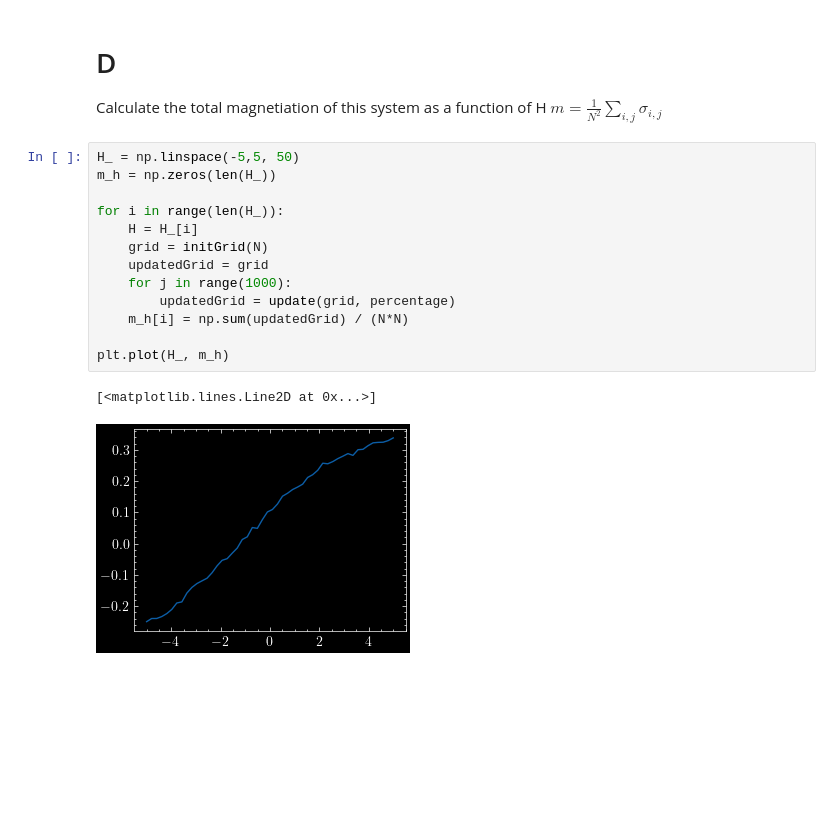
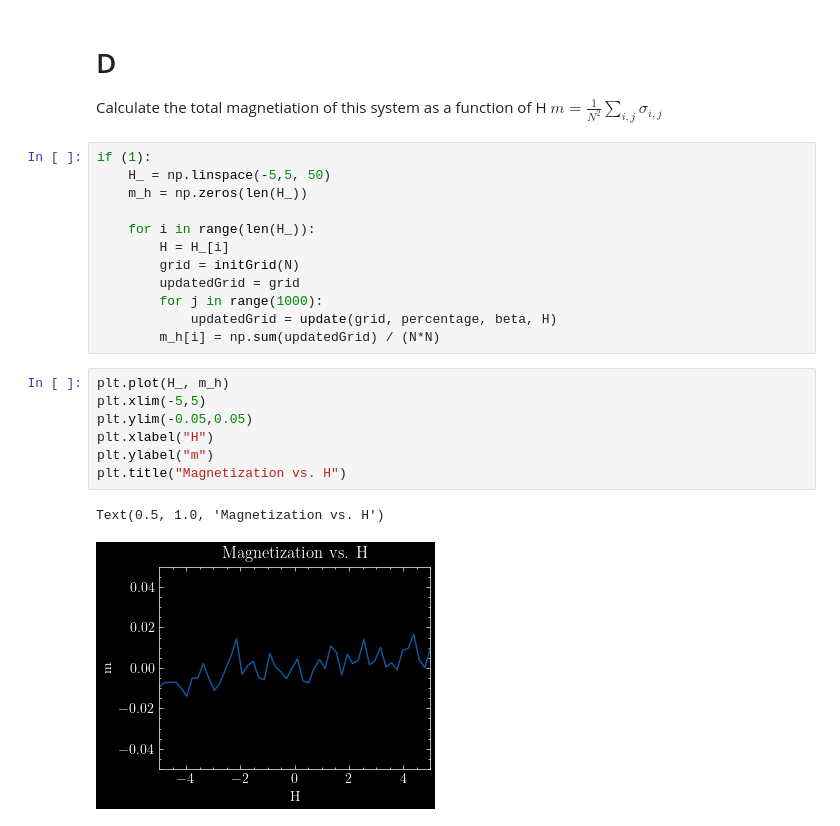
Before and after one commit to FelixWaldschock/Chalmers_FFR120_Simulation_Of_Complex_System, a Jupyter notebook: HW_01/Exercise_2-2/Exercise_2-2.ipynb, the cells around one changed output. Cells and saved outputs as stored; diff of their text form; blank space fills up the shorter version.

```diff
--- a/HW_01/Exercise_2-2/Exercise_2-2.ipynb
+++ b/HW_01/Exercise_2-2/Exercise_2-2.ipynb
@@ -171,18 +198,24 @@ It can be seen, that the distribution of the spins is not equal anymore. This is
 Calculate the total magnetiation of this system as a function of H
 $m = \frac{1}{N^2}\sum_{i,j}\sigma_{i,j}$
 # %%
-H_ = np.linspace(-5,5, 50)
-m_h = np.zeros(len(H_))
+if (1):
+    H_ = np.linspace(-5,5, 50)
+    m_h = np.zeros(len(H_))
 
-for i in range(len(H_)):
-    H = H_[i]
-    grid = initGrid(N)
-    updatedGrid = grid
-    for j in range(1000):
-        updatedGrid = update(grid, percentage)
-    m_h[i] = np.sum(updatedGrid) / (N*N)
-
-plt.plot(H_, m_h)
+    for i in range(len(H_)):
+        H = H_[i]
+        grid = initGrid(N)
+        updatedGrid = grid
+        for j in range(1000):
+            updatedGrid = update(grid, percentage, beta, H)
+        m_h[i] = np.sum(updatedGrid) / (N*N)
-# %% [output]
-[<matplotlib.lines.Line2D at 0x...>]
-[figure, removed]
+# %%
+plt.plot(H_, m_h)
+plt.xlim(-5,5)
+plt.ylim(-0.05,0.05)
+plt.xlabel("H")
+plt.ylabel("m")
+plt.title("Magnetization vs. H")
+# %% [output]
+Text(0.5, 1.0, 'Magnetization vs. H')
+[figure, added]
```
Also changed, not shown: parts of 13 cells of this notebook, 8 other files.
